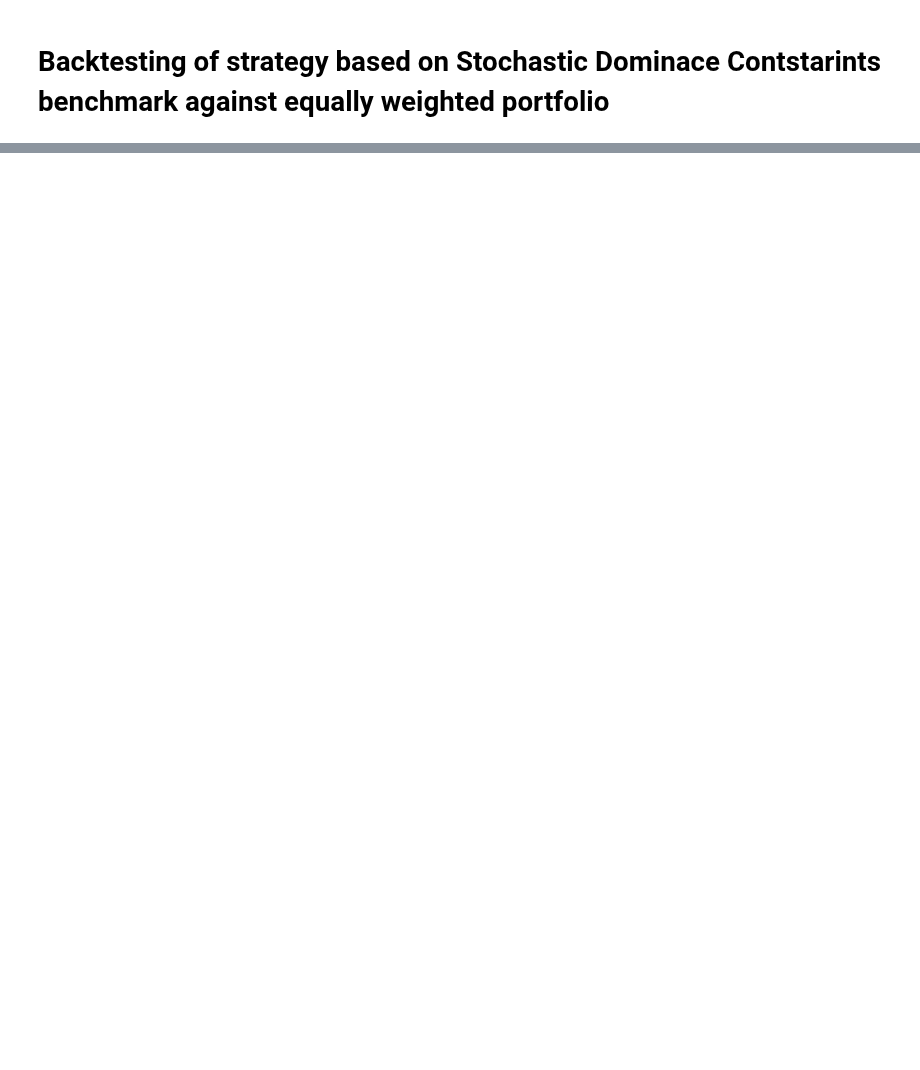
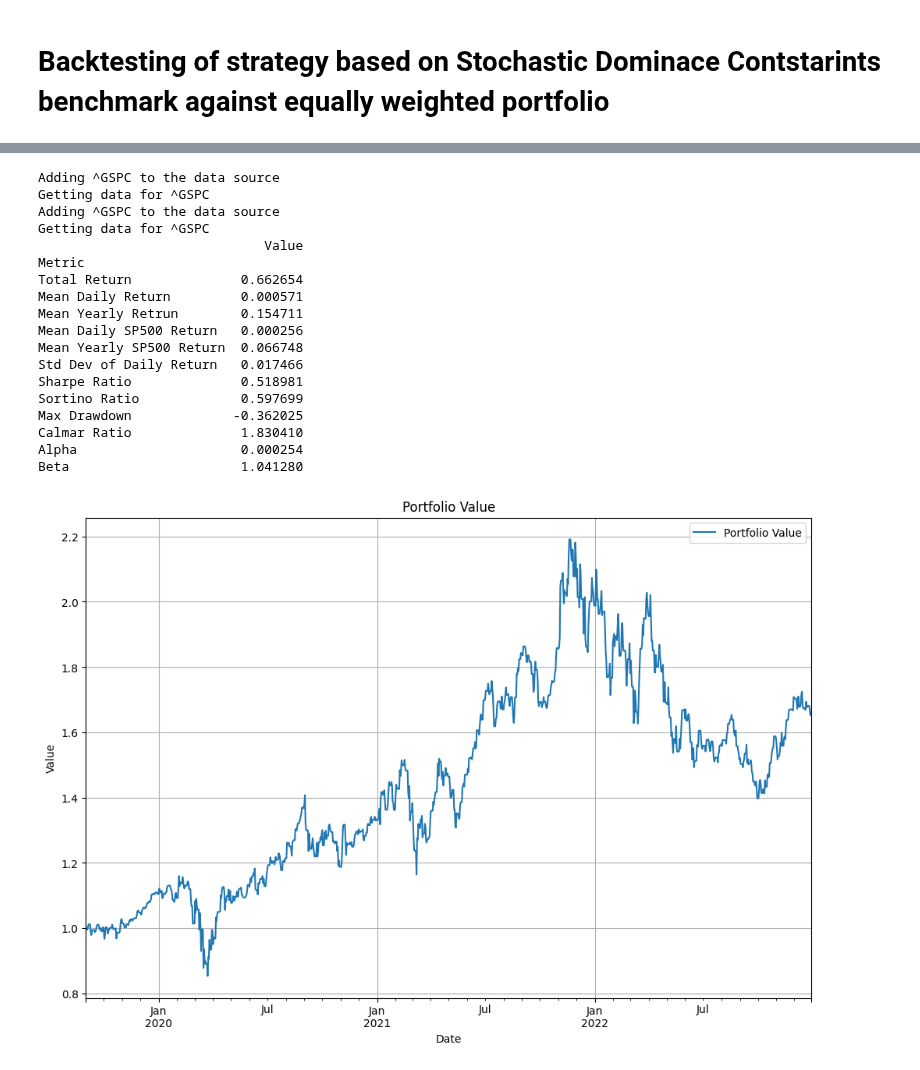
Before and after one commit to Aayush-patel-1696/StochasticDominancePortfolioOptimization, a Jupyter notebook: backtesting_ssd.ipynb, the cells around one changed output, grey strips where cells are left out. Drawn from its saved outputs; the diff is of its cells as text; code cells hidden in the pictures; blank space fills up the shorter version.

```diff
--- a/backtesting_ssd.ipynb
+++ b/backtesting_ssd.ipynb
@@ -80,4 +126,30 @@ Getting data for ^GSPC
 [figure]
+# %%
+st_dominance_var = BackTest(main_data, StochasticDominVar)
+st_dominance_var.backtest(start_date, end_date, 20, 1, '1MS')
+st_dominance_var.plot_portfolio_returns()
+st_dominance_summary_var = st_dominance_var.get_summary()
+print(st_dominance_summary_var)
+# %% [output]
+Adding ^GSPC to the data source
+Getting data for ^GSPC
+Adding ^GSPC to the data source
+Getting data for ^GSPC
+                             Value
+Metric
+Total Return              0.662654
+Mean Daily Return         0.000571
+Mean Yearly Retrun        0.154711
+Mean Daily SP500 Return   0.000256
+Mean Yearly SP500 Return  0.066748
+Std Dev of Daily Return   0.017466
+Sharpe Ratio              0.518981
+Sortino Ratio             0.597699
+Max Drawdown             -0.362025
+Calmar Ratio              1.830410
+Alpha                     0.000254
+Beta                      1.041280
+[figure, added]
 # %%
 plt.plot(st_dominance.portfolio_value,label='Stochastic Dominance')
 plt.plot(equalyWeighted_bt.portfolio_value,label='Equally Weighted')
```
Also changed, not shown: parts of 9 cells of this notebook, 1 other file.
